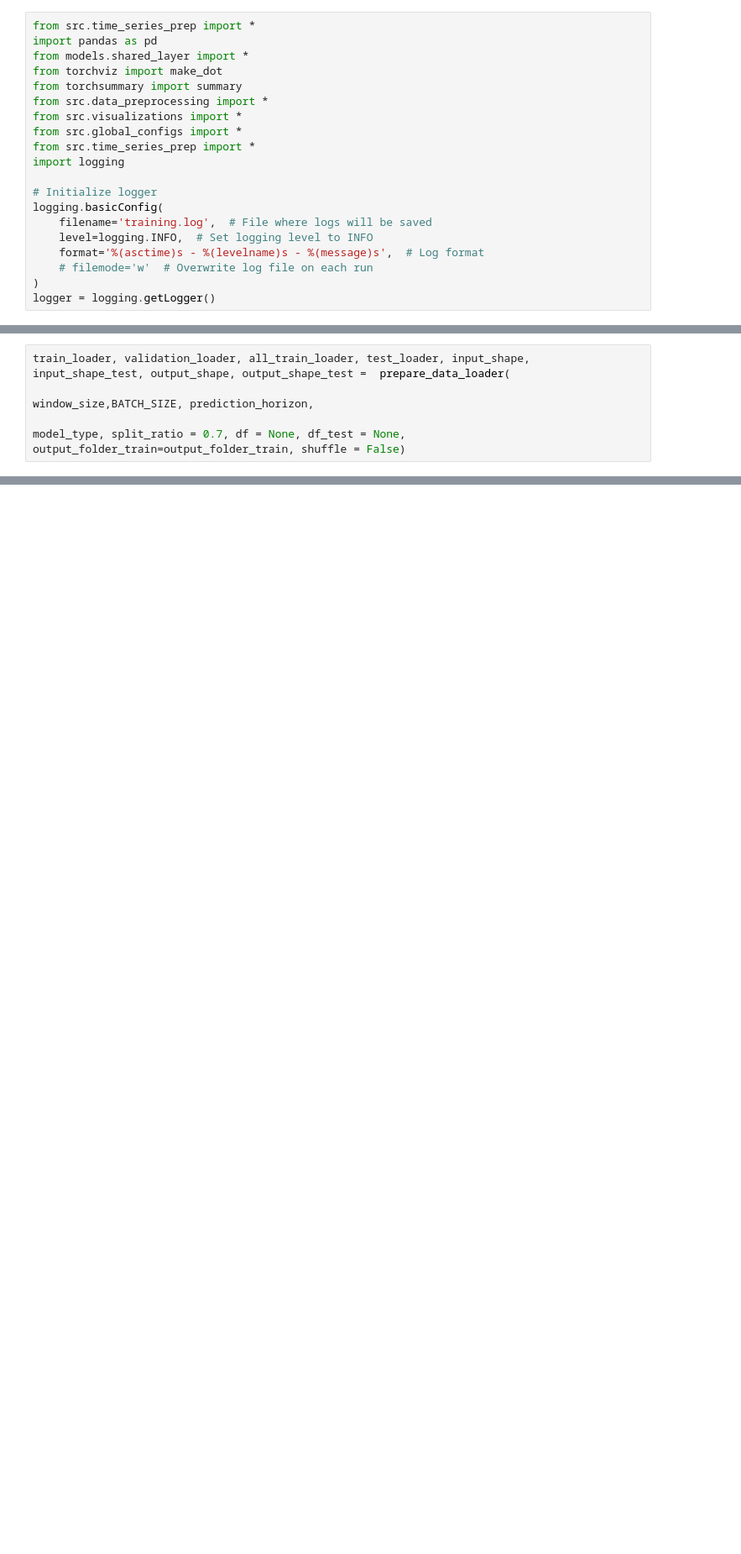
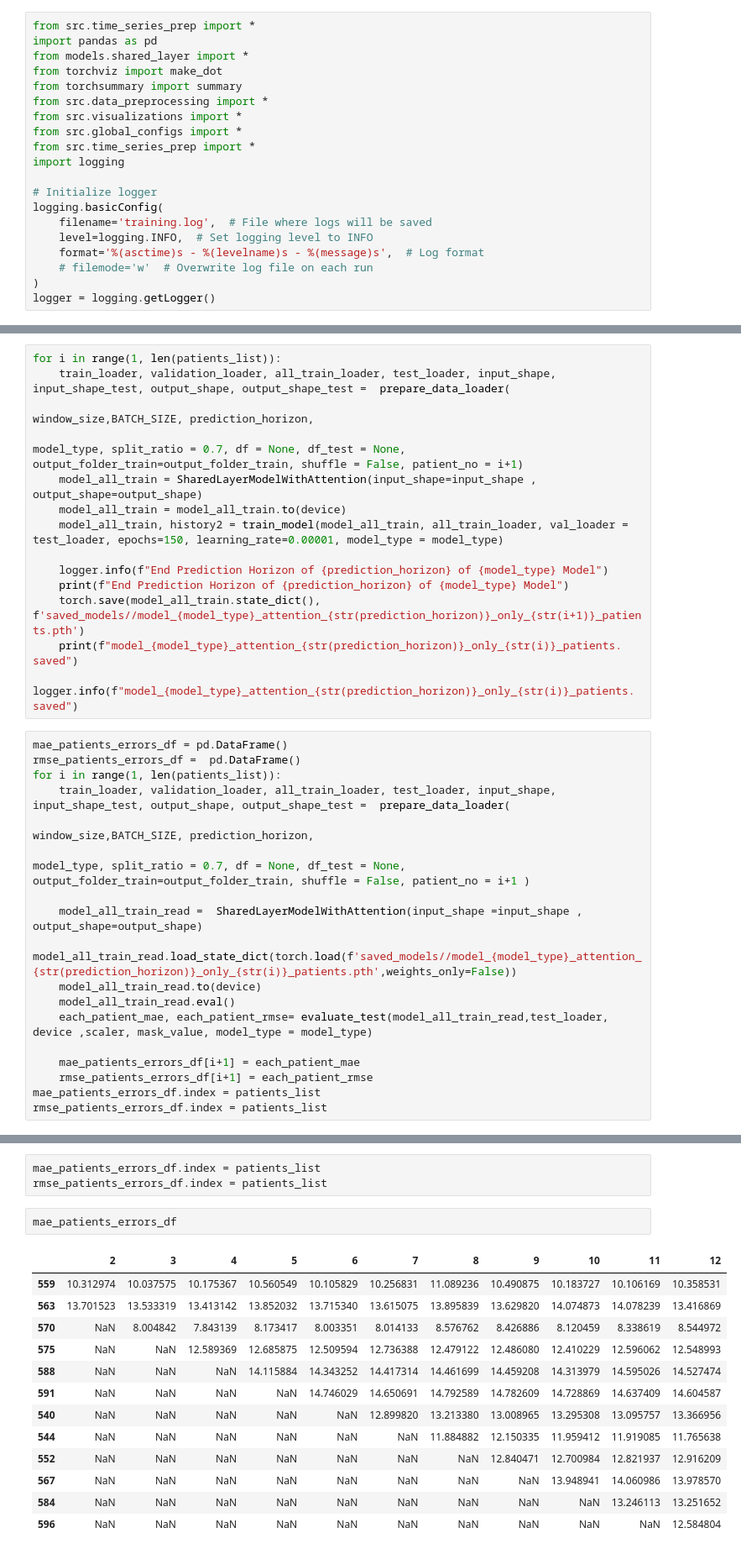
Before and after one commit to Menna-tullahh/Glucose-forecasting-using-multitasking, a Jupyter notebook: train_shared-layer-accumulate.ipynb, the cells around one changed output, grey strips where cells are left out. Shown: that part at 84% size. Saved outputs shown, nothing was run; the diff lists cells and outputs as text; blank space fills up the shorter version.

Commit message:
shared layer completed

```diff
--- a/train_shared-layer-accumulate.ipynb
+++ b/train_shared-layer-accumulate.ipynb
@@ -25,5 +26 @@ patients_list = ['559', '563', '570', '575', '588', '591', '540', '544', '552',
 prediction_horizon = 6
-# %%
-train_loader, validation_loader, all_train_loader, test_loader, input_shape, input_shape_test, output_shape, output_shape_test =  prepare_data_loader(
-                                                                                    window_size,BATCH_SIZE, prediction_horizon,
-                                                                                    model_type, split_ratio = 0.7, df = None, df_test = None, output_folder_train=output_folder_train, shuffle = False)
@@ -102,0 +71,32 @@ tensor([[[-0.9308],
+# %%
+for i in range(1, len(patients_list)):
+    train_loader, validation_loader, all_train_loader, test_loader, input_shape, input_shape_test, output_shape, output_shape_test =  prepare_data_loader(
+                                                                                    window_size,BATCH_SIZE, prediction_horizon,
+                                                                                    model_type, split_ratio = 0.7, df = None, df_test = None, output_folder_train=output_folder_train, shuffle = False, patient_no = i+1)
+    model_all_train = SharedLayerModelWithAttention(input_shape=input_shape , output_shape=output_shape)
+    model_all_train = model_all_train.to(device)
+    model_all_train, history2 = train_model(model_all_train, all_train_loader, val_loader = test_loader, epochs=150, learning_rate=0.00001, model_type = model_type)
+
+    logger.info(f"End Prediction Horizon of {prediction_horizon} of {model_type} Model")
+    print(f"End Prediction Horizon of {prediction_horizon} of {model_type} Model")
+    torch.save(model_all_train.state_dict(), f'saved_models//model_{model_type}_attention_{str(prediction_horizon)}_only_{str(i+1)}_patients.pth')
+    print(f"model_{model_type}_attention_{str(prediction_horizon)}_only_{str(i)}_patients. saved")
+    logger.info(f"model_{model_type}_attention_{str(prediction_horizon)}_only_{str(i)}_patients. saved")
+# %%
+mae_patients_errors_df = pd.DataFrame()
+rmse_patients_errors_df =  pd.DataFrame()
+for i in range(1, len(patients_list)):
+    train_loader, validation_loader, all_train_loader, test_loader, input_shape, input_shape_test, output_shape, output_shape_test =  prepare_data_loader(
+                                                                                                window_size,BATCH_SIZE, prediction_horizon,
+                                                                                                model_type, split_ratio = 0.7, df = None, df_test = None, output_folder_train=output_folder_train, shuffle = False, patient_no = i+1 )
+
+    model_all_train_read =  SharedLayerModelWithAttention(input_shape =input_shape , output_shape=output_shape)
+    model_all_train_read.load_state_dict(torch.load(f'saved_models//model_{model_type}_attention_{str(prediction_horizon)}_only_{str(i)}_patients.pth',weights_only=False))
+    model_all_train_read.to(device)
+    model_all_train_read.eval()
+    each_patient_mae, each_patient_rmse= evaluate_test(model_all_train_read,test_loader, device ,scaler, mask_value, model_type = model_type)
+
+    mae_patients_errors_df[i+1] = each_patient_mae
+    rmse_patients_errors_df[i+1] = each_patient_rmse
+mae_patients_errors_df.index = patients_list
+rmse_patients_errors_df.index = patients_list
@@ -102,0 +148,19 @@ tensor([[[-0.9308],
+# %%
+mae_patients_errors_df.index = patients_list
+rmse_patients_errors_df.index = patients_list
+# %%
+mae_patients_errors_df
+# %% [output]
+|  | 2 | 3 | 4 | 5 | 6 | 7 | 8 | 9 | 10 | 11 | 12 |
+| 559 | 10.312974 | 10.037575 | 10.175367 | 10.560549 | 10.105829 | 10.256831 | 11.089236 | 10.490875 | 10.183727 | 10.106169 | 10.358531 |
+| 563 | 13.701523 | 13.533319 | 13.413142 | 13.852032 | 13.715340 | 13.615075 | 13.895839 | 13.629820 | 14.074873 | 14.078239 | 13.416869 |
+| 570 | NaN | 8.004842 | 7.843139 | 8.173417 | 8.003351 | 8.014133 | 8.576762 | 8.426886 | 8.120459 | 8.338619 | 8.544972 |
+| 575 | NaN | NaN | 12.589369 | 12.685875 | 12.509594 | 12.736388 | 12.479122 | 12.486080 | 12.410229 | 12.596062 | 12.548993 |
+| 588 | NaN | NaN | NaN | 14.115884 | 14.343252 | 14.417314 | 14.461699 | 14.459208 | 14.313979 | 14.595026 | 14.527474 |
+| 591 | NaN | NaN | NaN | NaN | 14.746029 | 14.650691 | 14.792589 | 14.782609 | 14.728869 | 14.637409 | 14.604587 |
+| 540 | NaN | NaN | NaN | NaN | NaN | 12.899820 | 13.213380 | 13.008965 | 13.295308 | 13.095757 | 13.366956 |
+| 544 | NaN | NaN | NaN | NaN | NaN | NaN | 11.884882 | 12.150335 | 11.959412 | 11.919085 | 11.765638 |
+| 552 | NaN | NaN | NaN | NaN | NaN | NaN | NaN | 12.840471 | 12.700984 | 12.821937 | 12.916209 |
+| 567 | NaN | NaN | NaN | NaN | NaN | NaN | NaN | NaN | 13.948941 | 14.060986 | 13.978570 |
+| 584 | NaN | NaN | NaN | NaN | NaN | NaN | NaN | NaN | NaN | 13.246113 | 13.251652 |
+| 596 | NaN | NaN | NaN | NaN | NaN | NaN | NaN | NaN | NaN | NaN | 12.584804 |
```
Also changed, not shown: parts of 8 cells of this notebook, 8 other files.
